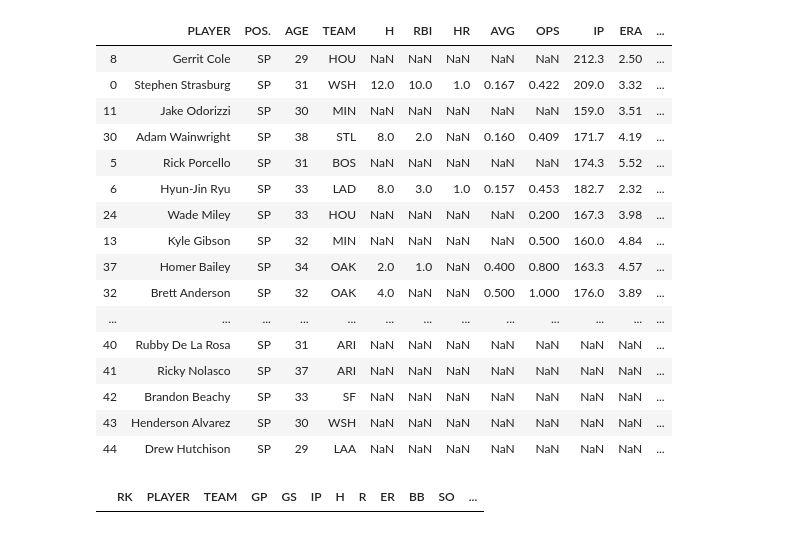
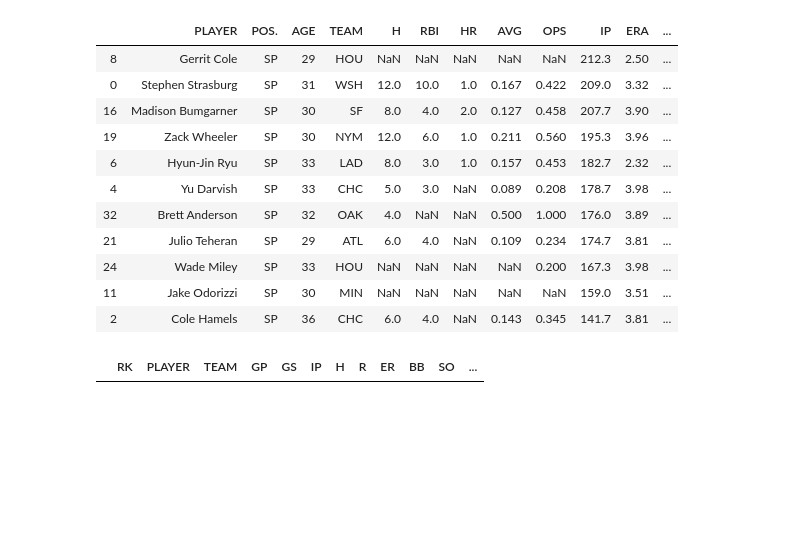
Before and after one commit to ConnorAnderson29/phillies_FA_eda, a Jupyter notebook: Phillies EDA.ipynb, the cells around one changed output. Saved outputs shown, nothing was run; the diff lists cells and outputs as text; code cells hidden in the pictures; blank space fills up the shorter version.

```diff
--- a/Phillies EDA.ipynb
+++ b/Phillies EDA.ipynb
@@ -20,25 +20,22 @@ fa_data = pd.read_csv('FA_Data - Sheet1.csv')
 # %%
 fa_data = fa_data.rename(columns={'PLAYER (46)': 'PLAYER'})
 # %%
-fa_data.sort_values(by='W', ascending=False)
+fa_data = fa_data.sort_values(by='IP', ascending=False)
-# %% [output]
-|  | PLAYER | POS. | AGE | TEAM | H | RBI | HR | AVG | OPS | IP | ERA | ... |
-| 8 | Gerrit Cole | SP | 29 | HOU | NaN | NaN | NaN | NaN | NaN | 212.3 | 2.50 | ... |
-| 0 | Stephen Strasburg | SP | 31 | WSH | 12.0 | 10.0 | 1.0 | 0.167 | 0.422 | 209.0 | 3.32 | ... |
-| 11 | Jake Odorizzi | SP | 30 | MIN | NaN | NaN | NaN | NaN | NaN | 159.0 | 3.51 | ... |
-| 30 | Adam Wainwright | SP | 38 | STL | 8.0 | 2.0 | NaN | 0.160 | 0.409 | 171.7 | 4.19 | ... |
-| 5 | Rick Porcello | SP | 31 | BOS | NaN | NaN | NaN | NaN | NaN | 174.3 | 5.52 | ... |
-| 6 | Hyun-Jin Ryu | SP | 33 | LAD | 8.0 | 3.0 | 1.0 | 0.157 | 0.453 | 182.7 | 2.32 | ... |
-| 24 | Wade Miley | SP | 33 | HOU | NaN | NaN | NaN | NaN | 0.200 | 167.3 | 3.98 | ... |
-| 13 | Kyle Gibson | SP | 32 | MIN | NaN | NaN | NaN | NaN | 0.500 | 160.0 | 4.84 | ... |
-| 37 | Homer Bailey | SP | 34 | OAK | 2.0 | 1.0 | NaN | 0.400 | 0.800 | 163.3 | 4.57 | ... |
-| 32 | Brett Anderson | SP | 32 | OAK | 4.0 | NaN | NaN | 0.500 | 1.000 | 176.0 | 3.89 | ... |
-| ... | ... | ... | ... | ... | ... | ... | ... | ... | ... | ... | ... | ... |
-| 40 | Rubby De La Rosa | SP | 31 | ARI | NaN | NaN | NaN | NaN | NaN | NaN | NaN | ... |
-| 41 | Ricky Nolasco | SP | 37 | ARI | NaN | NaN | NaN | NaN | NaN | NaN | NaN | ... |
-| 42 | Brandon Beachy | SP | 33 | SF | NaN | NaN | NaN | NaN | NaN | NaN | NaN | ... |
-| 43 | Henderson Alvarez | SP | 30 | WSH | NaN | NaN | NaN | NaN | NaN | NaN | NaN | ... |
-| 44 | Drew Hutchison | SP | 29 | LAA | NaN | NaN | NaN | NaN | NaN | NaN | NaN | ... |
+# %%
+fa_data.loc[(fa_data['IP'] > 130) & (fa_data['ERA'] < 4.00)]
+# %% [output]
+|  | PLAYER | POS. | AGE | TEAM | H | RBI | HR | AVG | OPS | IP | ERA | ... |
+| 8 | Gerrit Cole | SP | 29 | HOU | NaN | NaN | NaN | NaN | NaN | 212.3 | 2.50 | ... |
+| 0 | Stephen Strasburg | SP | 31 | WSH | 12.0 | 10.0 | 1.0 | 0.167 | 0.422 | 209.0 | 3.32 | ... |
+| 16 | Madison Bumgarner | SP | 30 | SF | 8.0 | 4.0 | 2.0 | 0.127 | 0.458 | 207.7 | 3.90 | ... |
+| 19 | Zack Wheeler | SP | 30 | NYM | 12.0 | 6.0 | 1.0 | 0.211 | 0.560 | 195.3 | 3.96 | ... |
+| 6 | Hyun-Jin Ryu | SP | 33 | LAD | 8.0 | 3.0 | 1.0 | 0.157 | 0.453 | 182.7 | 2.32 | ... |
+| 4 | Yu Darvish | SP | 33 | CHC | 5.0 | 3.0 | NaN | 0.089 | 0.208 | 178.7 | 3.98 | ... |
+| 32 | Brett Anderson | SP | 32 | OAK | 4.0 | NaN | NaN | 0.500 | 1.000 | 176.0 | 3.89 | ... |
+| 21 | Julio Teheran | SP | 29 | ATL | 6.0 | 4.0 | NaN | 0.109 | 0.234 | 174.7 | 3.81 | ... |
+| 24 | Wade Miley | SP | 33 | HOU | NaN | NaN | NaN | NaN | 0.200 | 167.3 | 3.98 | ... |
+| 11 | Jake Odorizzi | SP | 30 | MIN | NaN | NaN | NaN | NaN | NaN | 159.0 | 3.51 | ... |
+| 2 | Cole Hamels | SP | 36 | CHC | 6.0 | 4.0 | NaN | 0.143 | 0.345 | 141.7 | 3.81 | ... |
 # %%
 NL_East_Teams = ['Phillies', 'Braves', 'Nationals', 'Marlins', 'Mets']
 # %%
```
Also changed, not shown: parts of 2 cells of this notebook.
